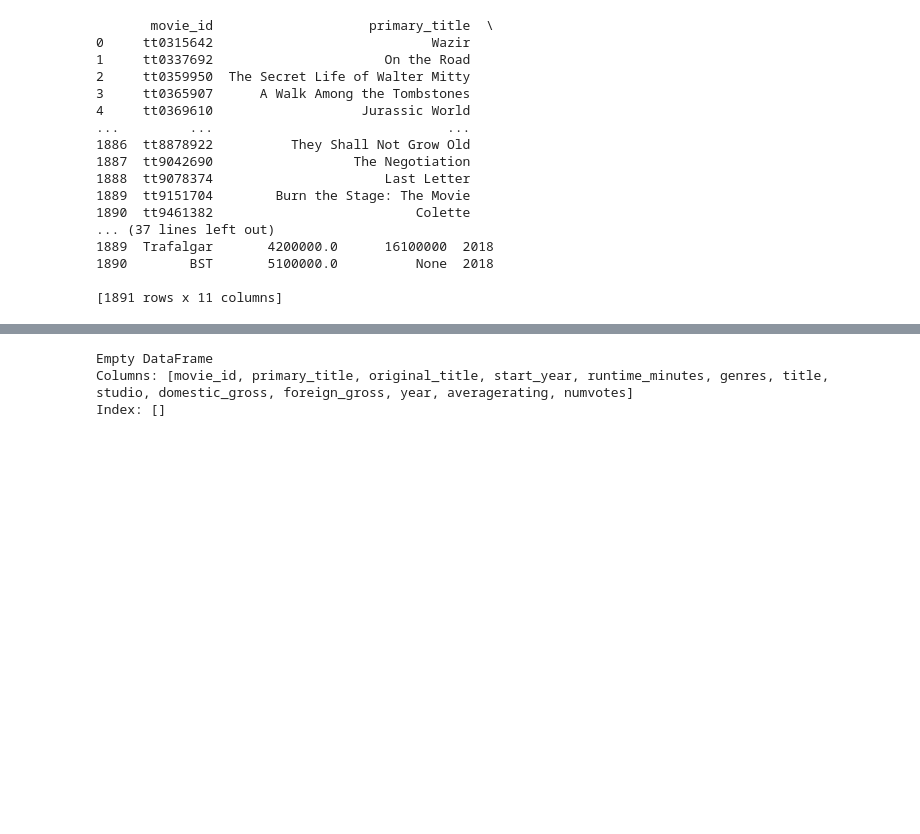
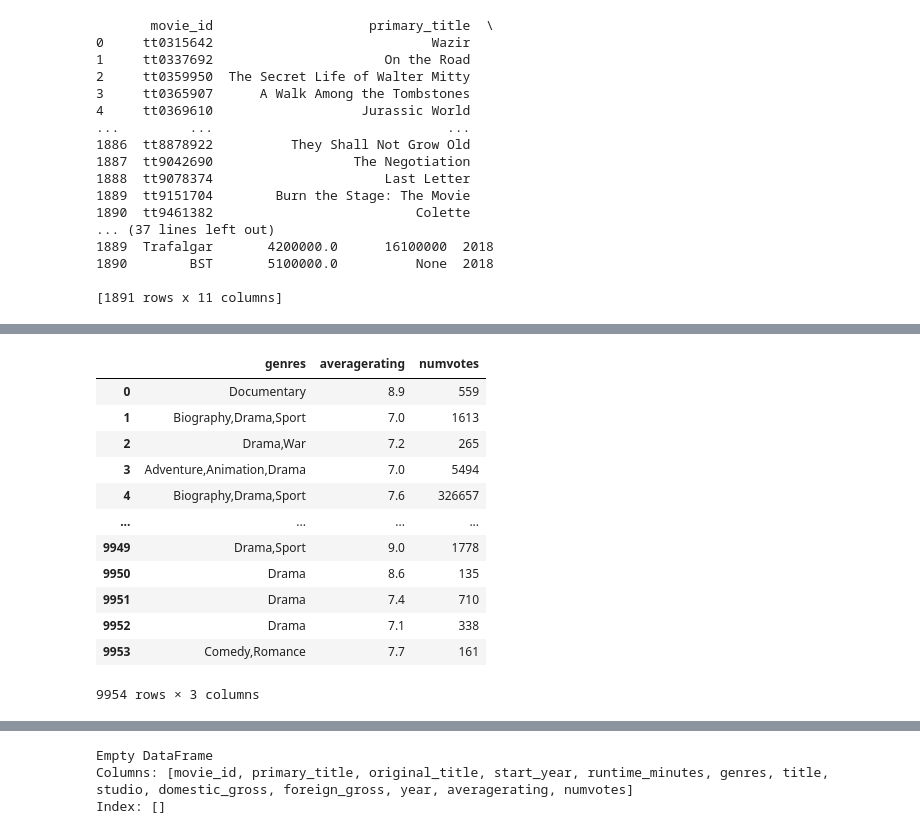
Before and after one commit to phelanthropus/Microsoft-Analysis, a Jupyter notebook: Microsoft Analysis.ipynb, the cells around one changed output, grey strips where cells are left out. Drawn from its saved outputs; the diff is of its cells as text; code cells hidden in the pictures; blank space fills up the shorter version.

```diff
--- a/Microsoft Analysis.ipynb
+++ b/Microsoft Analysis.ipynb
@@ -210,0 +232,23 @@ print(simplified_data)
+# %%
+query_w = """
+SELECT genres, averagerating, numvotes
+FROM movie_basics
+INNER JOIN movie_ratings
+ON movie_basics.movie_id = movie_ratings.movie_id
+WHERE numvotes>100 AND averagerating>6.5;
+"""
+pd.read_sql(query_w, conn)
+# %% [output]
+|  | genres | averagerating | numvotes |
+| 0 | Documentary | 8.9 | 559 |
+| 1 | Biography,Drama,Sport | 7.0 | 1613 |
+| 2 | Drama,War | 7.2 | 265 |
+| 3 | Adventure,Animation,Drama | 7.0 | 5494 |
+| 4 | Biography,Drama,Sport | 7.6 | 326657 |
+| ... | ... | ... | ... |
+| 9949 | Drama,Sport | 9.0 | 1778 |
+| 9950 | Drama | 8.6 | 135 |
+| 9951 | Drama | 7.4 | 710 |
+| 9952 | Drama | 7.1 | 338 |
+| 9953 | Comedy,Romance | 7.7 | 161 |
+9954 rows × 3 columns
```
Also changed, not shown: parts of 2 cells of this notebook.
